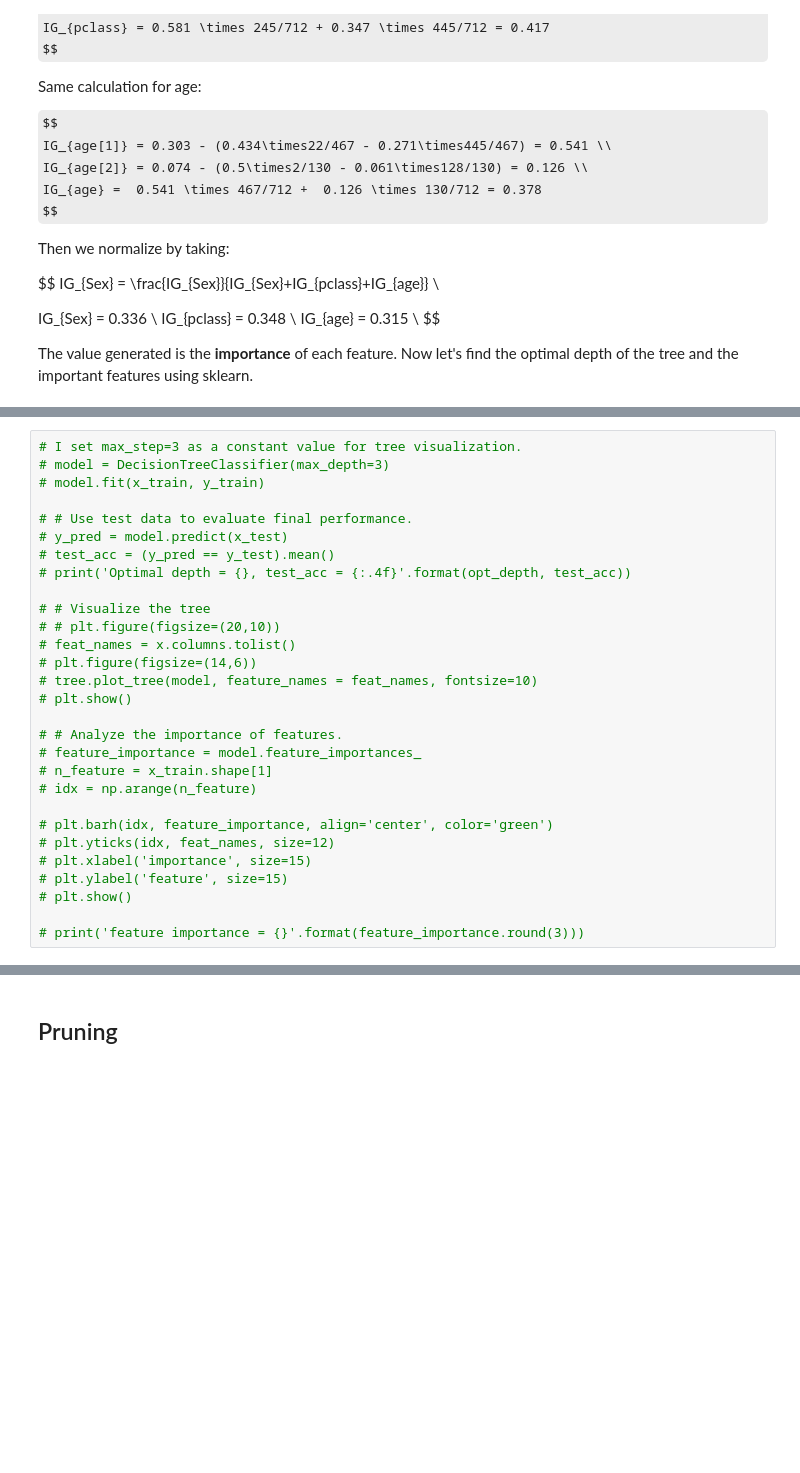
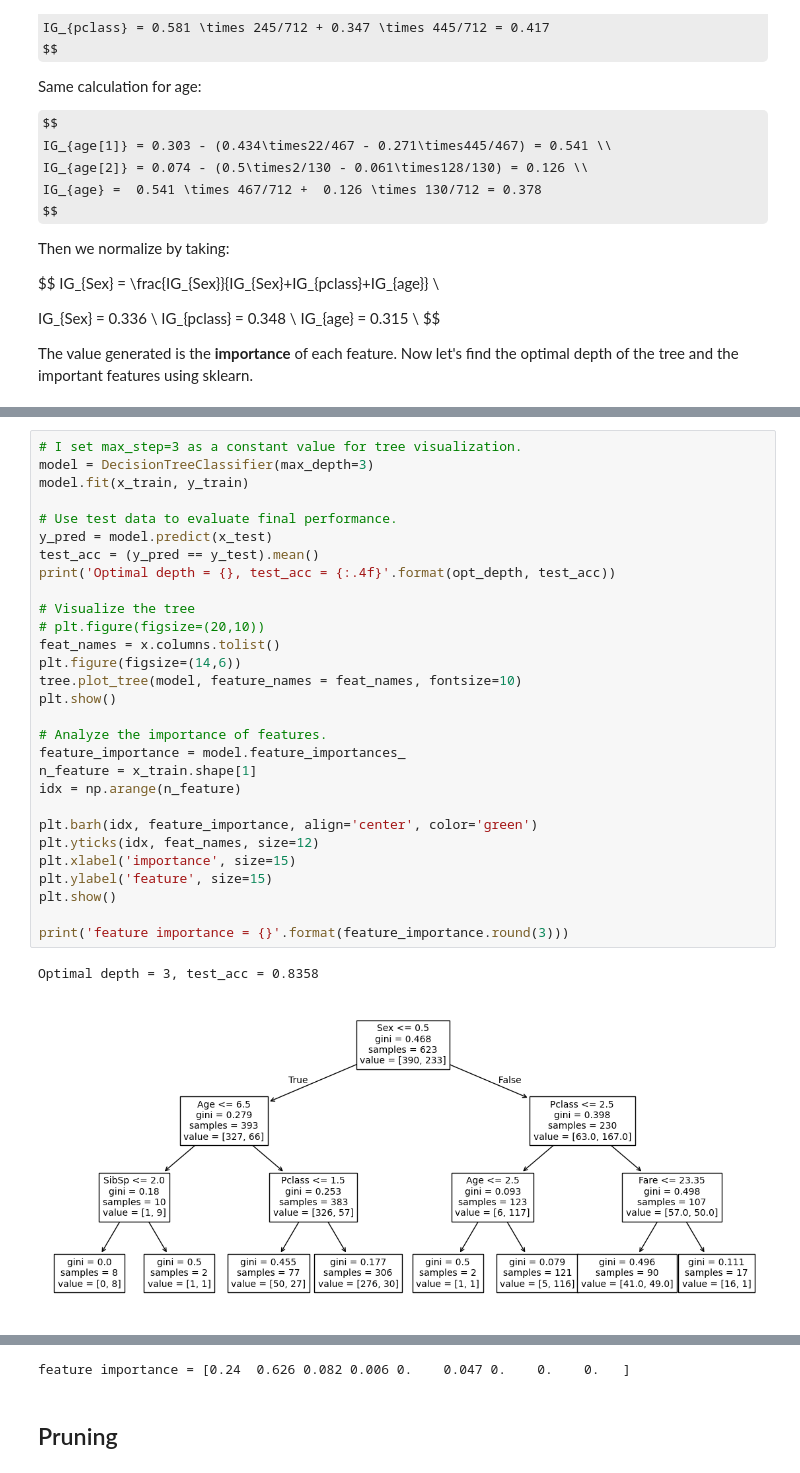
Before and after one commit to Bahbunb/MY-DAC-Curriculum, a Jupyter notebook: DAC-006_Machine_Learning/DAC-006-Intro_to_ML_Session_2_Student.ipynb, the cells around one changed output, grey strips where cells are left out. Cells and saved outputs as stored; diff of their text form; some formulas as TeX source; blank space fills up the shorter version.

```diff
--- a/DAC-006_Machine_Learning/DAC-006-Intro_to_ML_Session_2_Student.ipynb
+++ b/DAC-006_Machine_Learning/DAC-006-Intro_to_ML_Session_2_Student.ipynb
@@ -224,29 +241,32 @@ The value generated is the **importance** of each feature. Now let's find the op
 # %%
 # I set max_step=3 as a constant value for tree visualization.
-# model = DecisionTreeClassifier(max_depth=3)
-# model.fit(x_train, y_train)
+model = DecisionTreeClassifier(max_depth=3)
+model.fit(x_train, y_train)
 
-# # Use test data to evaluate final performance.
-# y_pred = model.predict(x_test)
-# test_acc = (y_pred == y_test).mean()
-# print('Optimal depth = {}, test_acc = {:.4f}'.format(opt_depth, test_acc))
+# Use test data to evaluate final performance.
+y_pred = model.predict(x_test)
+test_acc = (y_pred == y_test).mean()
+print('Optimal depth = {}, test_acc = {:.4f}'.format(opt_depth, test_acc))
 
-# # Visualize the tree
-# # plt.figure(figsize=(20,10))
-# feat_names = x.columns.tolist()
-# plt.figure(figsize=(14,6))
-# tree.plot_tree(model, feature_names = feat_names, fontsize=10)
-# plt.show()
+# Visualize the tree
+# plt.figure(figsize=(20,10))
+feat_names = x.columns.tolist()
+plt.figure(figsize=(14,6))
+tree.plot_tree(model, feature_names = feat_names, fontsize=10)
+plt.show()
 
-# # Analyze the importance of features.
-# feature_importance = model.feature_importances_
-# n_feature = x_train.shape[1]
-# idx = np.arange(n_feature)
+# Analyze the importance of features.
+feature_importance = model.feature_importances_
+n_feature = x_train.shape[1]
+idx = np.arange(n_feature)
 
-# plt.barh(idx, feature_importance, align='center', color='green')
-# plt.yticks(idx, feat_names, size=12)
-# plt.xlabel('importance', size=15)
-# plt.ylabel('feature', size=15)
-# plt.show()
+plt.barh(idx, feature_importance, align='center', color='green')
+plt.yticks(idx, feat_names, size=12)
+plt.xlabel('importance', size=15)
+plt.ylabel('feature', size=15)
+plt.show()
 
-# print('feature importance = {}'.format(feature_importance.round(3)))
+print('feature importance = {}'.format(feature_importance.round(3)))
+# %% [output]
+Optimal depth = 3, test_acc = 0.8358
+[figure, added]
@@ -253,3 +274,4 @@ The value generated is the **importance** of each feature. Now let's find the op
+feature importance = [0.24  0.626 0.082 0.006 0.    0.047 0.    0.    0.   ]
 # %% [markdown]
 ## Pruning
 # %% [markdown]
```
Also changed, not shown: parts of 16 cells of this notebook.
